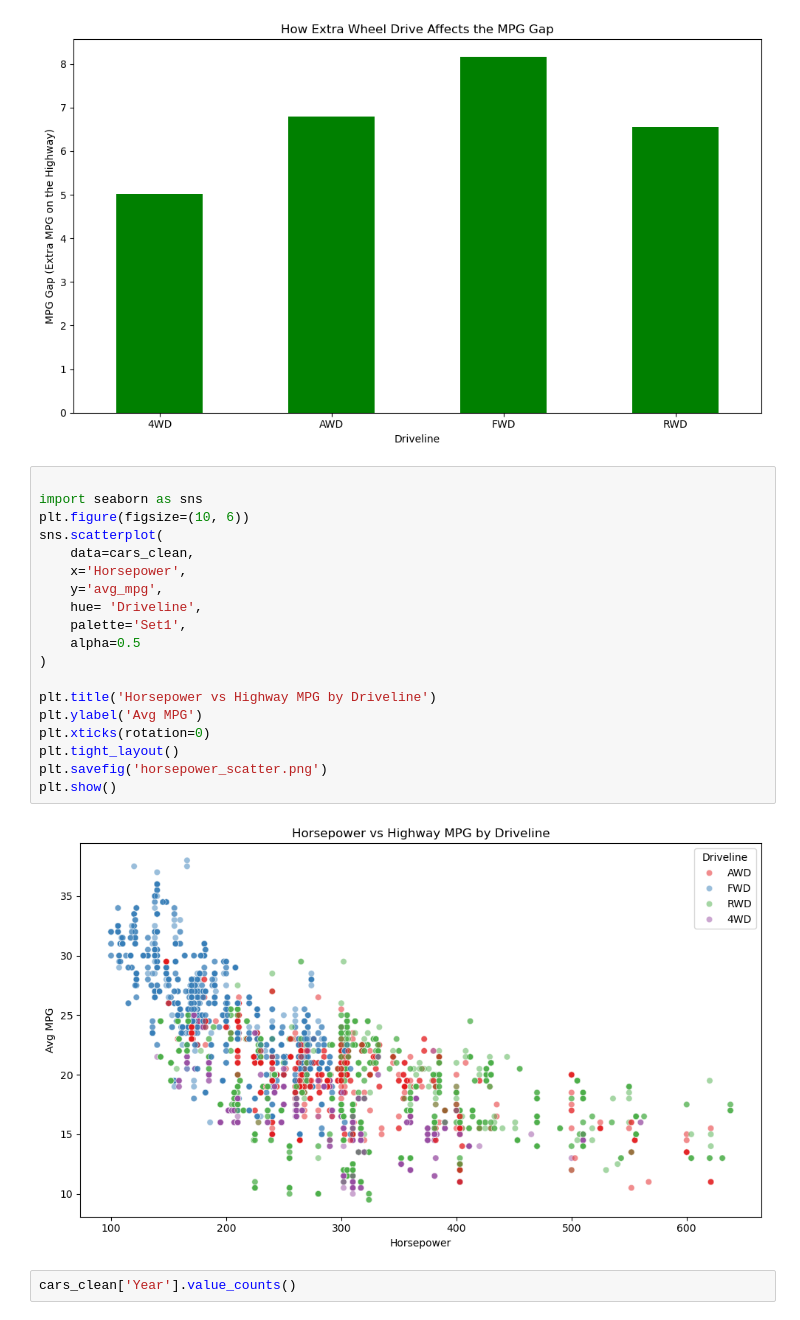
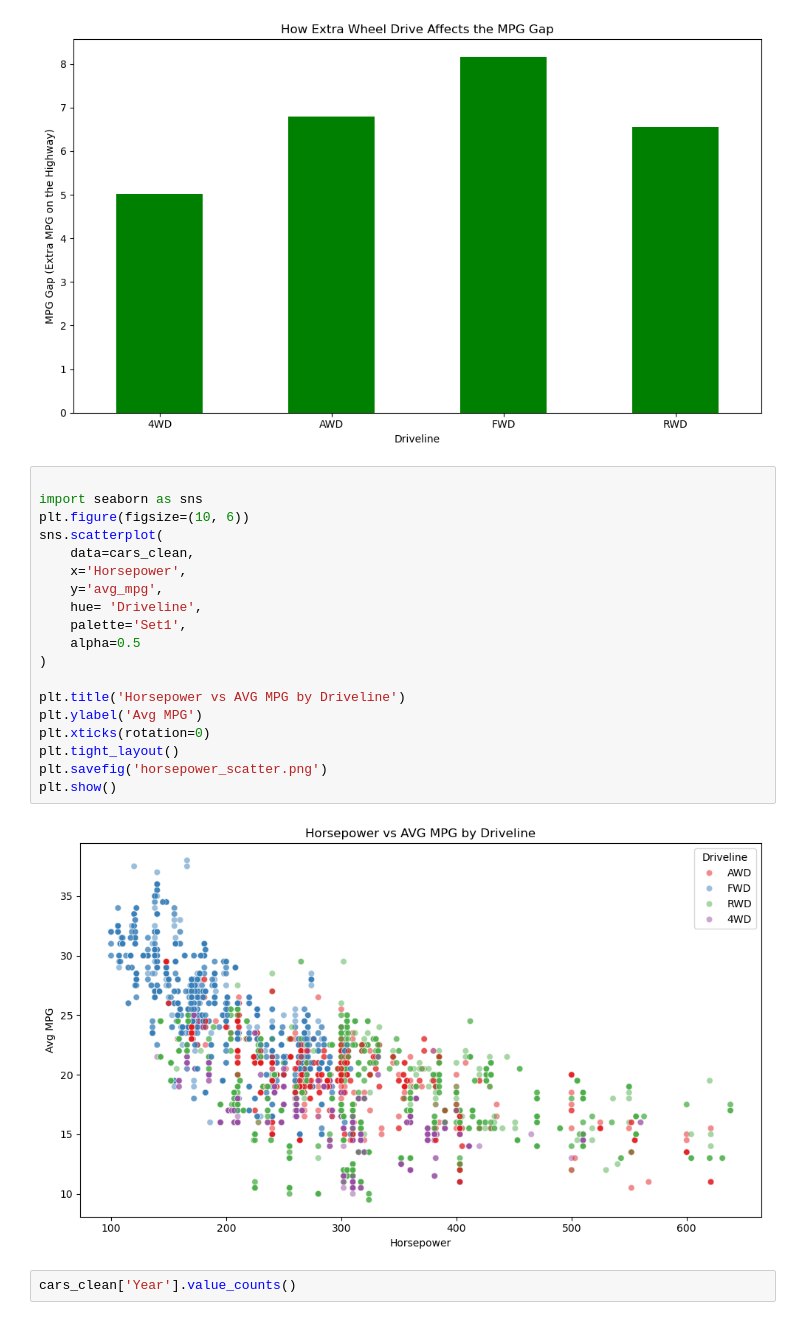
Before and after one commit to robshe26/CS130-Final, a Jupyter notebook: analysis.ipynb, the cells around one changed output. Cells and saved outputs as stored; diff of their text form.

```diff
--- a/analysis.ipynb
+++ b/analysis.ipynb
@@ -472,24 +472,24 @@ plt.show()
 # %%
 
 import seaborn as sns
 plt.figure(figsize=(10, 6))
 sns.scatterplot(
     data=cars_clean,
     x='Horsepower',
     y='avg_mpg',
     hue= 'Driveline',
     palette='Set1',
     alpha=0.5
 )
 
-plt.title('Horsepower vs Highway MPG by Driveline')
+plt.title('Horsepower vs AVG MPG by Driveline')
 plt.ylabel('Avg MPG')
 plt.xticks(rotation=0)
 plt.tight_layout()
 plt.savefig('horsepower_scatter.png')
 plt.show()
 # %% [output]
-[figure, old version]
+[figure, new version]
 # %%
 cars_clean['Year'].value_counts()
 # %% [output]
```
Also changed, not shown: parts of 3 cells of this notebook.
